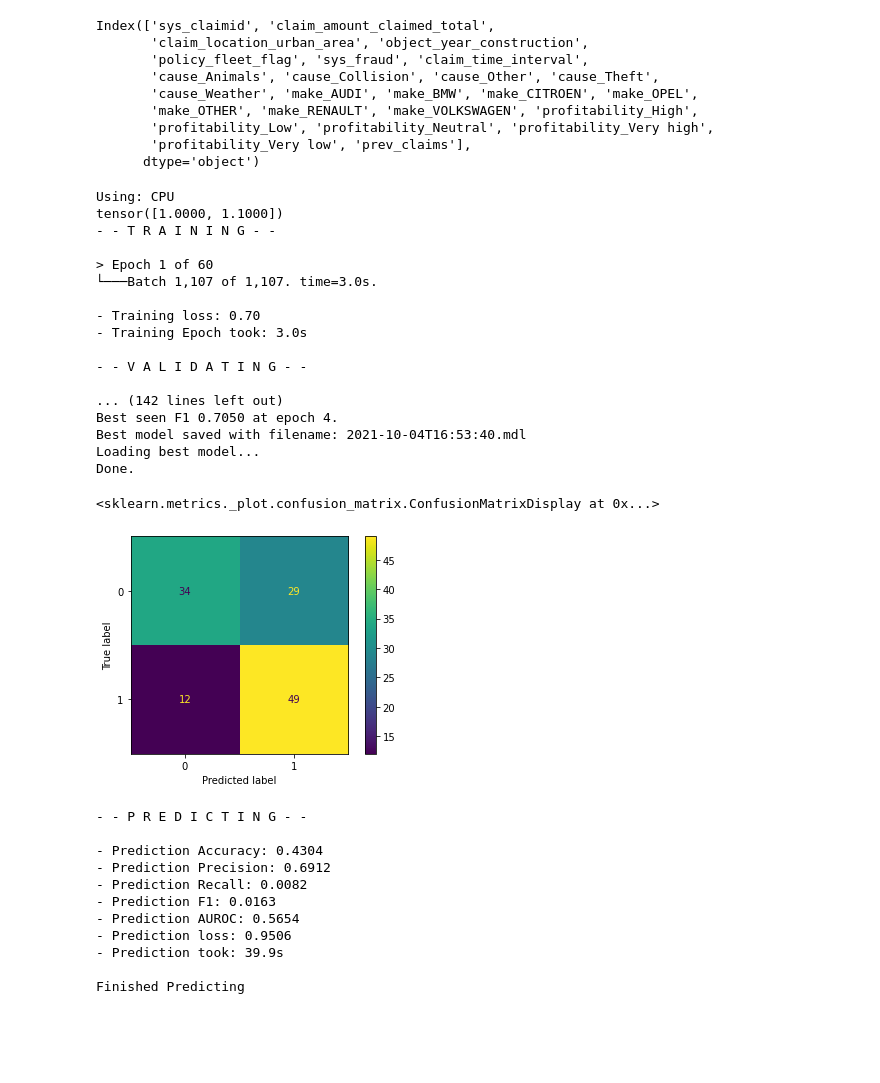
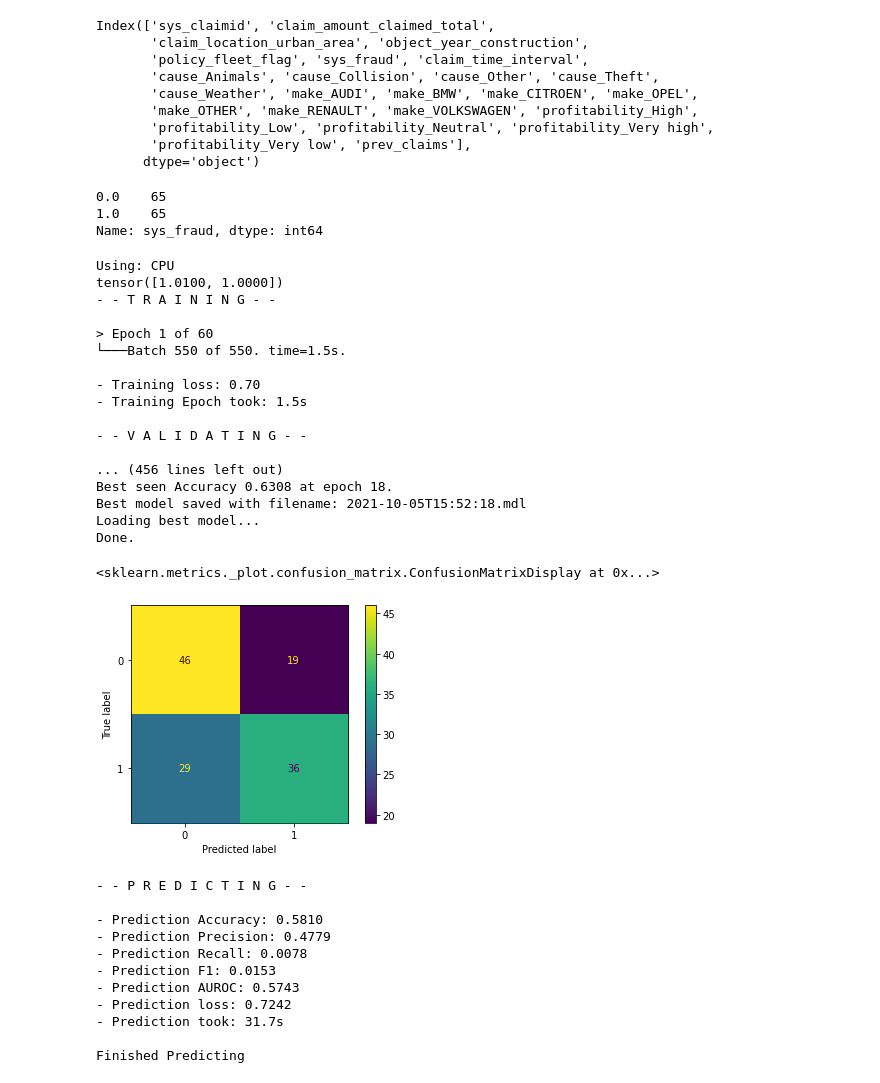
Before and after one commit to bellicapelli0/FRISS-technical-assignment, a Jupyter notebook: PyTorch_Classifier.ipynb, the cells around one changed output. Drawn from its saved outputs; the diff is of its cells as text; code cells hidden in the pictures; blank space fills up the shorter version.

```diff
--- a/PyTorch_Classifier.ipynb
+++ b/PyTorch_Classifier.ipynb
@@ -98,9 +89,29 @@ train = X_train
 
 X_val["sys_fraud"] = y_val
 val = X_val
+# %%
+# Random Undersampler
+
+from imblearn.under_sampling import RandomUnderSampler
+rus = RandomUnderSampler(random_state=0)
+train, y = rus.fit_resample(train.drop(columns=["sys_fraud"]), train["sys_fraud"])
+
+train["sys_fraud"] = y
+train = train.sample(frac=1.0)
+
+val, y = rus.fit_resample(val.drop(columns=["sys_fraud"]), val["sys_fraud"])
+
+val["sys_fraud"] = y
+val = val.sample(frac=1.0)
+# %%
+val["sys_fraud"].value_counts()
+# %% [output]
+0.0    65
+1.0    65
+Name: sys_fraud, dtype: int64
 # %%
 epochs = 60
-max_patience = 5
+max_patience = 10
 
 if torch.cuda.is_available():
   DEVICE = torch.device("cuda")
@@ -114,8 +125,8 @@ torch.manual_seed(1)
 train_set = ClaimDataset(train)
 val_set = ClaimDataset(val)
 test_set = ClaimDataset(test)
-train_dataloader = DataLoader(train_set, batch_size = 1, num_workers = 2, shuffle=True)
-val_dataloader = DataLoader(val_set, batch_size = 1, num_workers = 2, shuffle=True)
+train_dataloader = DataLoader(train_set, batch_size = 2, num_workers = 2, shuffle=True)
+val_dataloader = DataLoader(val_set, batch_size = 2, num_workers = 2, shuffle=True)
 test_dataloader = DataLoader(test_set, batch_size = 1, num_workers = 2, shuffle=False)
 
 input_features = train_set.number_of_features()
@@ -123,59 +134,57 @@ input_features = train_set.number_of_features()
 model = ClaimClassifier(input_features)
 model.to(DEVICE)
 
-class_weights = compute_class_weight('balanced',
-                                     classes = np.unique(train["sys_fraud"]),
-                                     y = train["sys_fraud"])
+# class_weights = compute_class_weight('balanced',
+#                                      classes = np.unique(train["sys_fraud"]),
+#                                      y = train["sys_fraud"])
 #class_weights = torch.tensor(class_weights,dtype=torch.float)
-class_weights = torch.tensor([1.0, 1.1])
+class_weights = torch.tensor([1.01, 1.0])
 print(class_weights)
-criterion = nn.CrossEntropyLoss(weight = class_weights, reduction='mean')
-optimizer = torch.optim.Adam(model.parameters(), lr = 3e-4)
+criterion = nn.CrossEntropyLoss() #weight = class_weights, reduction='mean')
+optimizer = torch.optim.Adam(model.parameters(), lr = 1.1e-4)
 
 model, preds, labels = train_model(model, criterion, optimizer, train_dataloader, val_dataloader,
                                    DEVICE, epochs, max_patience)
 # %% [output]
 Using: CPU
-tensor([1.0000, 1.1000])
+tensor([1.0100, 1.0000])
 - - T R A I N I N G - -
 
 > Epoch 1 of 60
-└───Batch 1,107 of 1,107. time=3.0s.
+└───Batch 550 of 550. time=1.5s.
 
 - Training loss: 0.70
-- Training Epoch took: 3.0s
+- Training Epoch took: 1.5s
 
 - - V A L I D A T I N G - -
 
-... (142 lines left out)
-Best seen F1 0.7050 at epoch 4.
-Best model saved with filename: 2021-10-04T16:53:40.mdl
+... (456 lines left out)
+Best seen Accuracy 0.6308 at epoch 18.
+Best model saved with filename: 2021-10-05T15:52:18.mdl
 Loading best model...
 Done.
 # %%
-cm = confusion_matrix(labels, preds)best_model = ClaimClassifier(train_dataloader.dataset.number_of_features())
-    best_model.load_state_dict(torch.load("savedmodels/{}".format(model_name)))
-    best_model.eval()
+cm = confusion_matrix(labels, preds)
 
 cmd_obj = ConfusionMatrixDisplay(cm)
 
 
 cmd_obj.plot()
 # %% [output]
 <sklearn.metrics._plot.confusion_matrix.ConfusionMatrixDisplay at 0x...>
-[figure, old version]
+[figure, new version]
 # %%
-preds, labels, IDs = predict_model(model, criterion, optimizer, test_dataloader, DEVICE)
+preds, labels, probs, IDs = predict_model(model, criterion, optimizer, test_dataloader, DEVICE)
 # %% [output]
 - - P R E D I C T I N G - -
 
-- Prediction Accuracy: 0.4304
-- Prediction Precision: 0.6912
-- Prediction Recall: 0.0082
-- Prediction F1: 0.0163
-- Prediction AUROC: 0.5654
-- Prediction loss: 0.9506
-- Prediction took: 39.9s
+- Prediction Accuracy: 0.5810
+- Prediction Precision: 0.4779
+- Prediction Recall: 0.0078
+- Prediction F1: 0.0153
+- Prediction AUROC: 0.5743
+- Prediction loss: 0.7242
+- Prediction took: 31.7s
 
 Finished Predicting
 # %%
```
Also changed, not shown: parts of 17 cells of this notebook, 11 other files.
